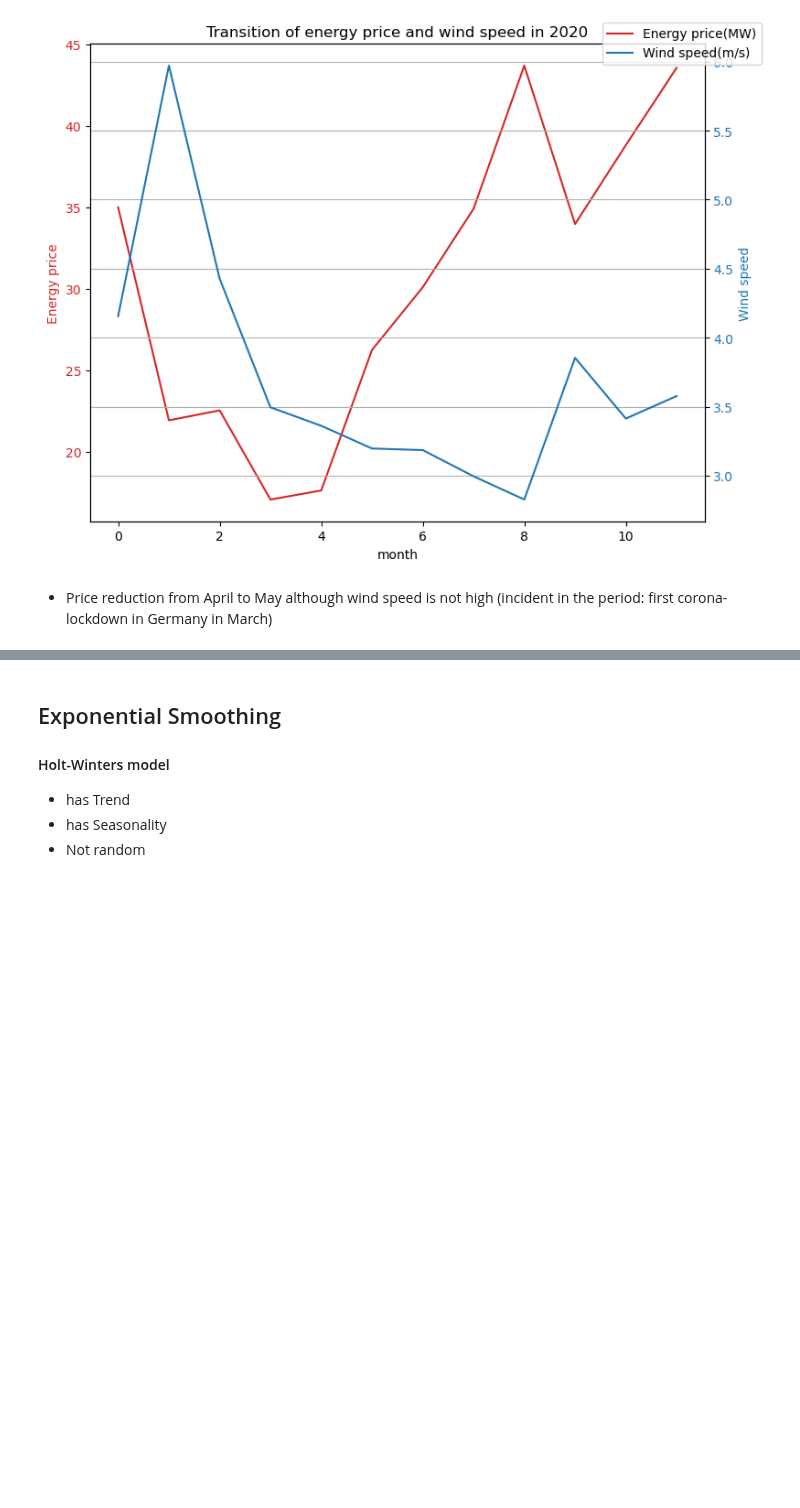
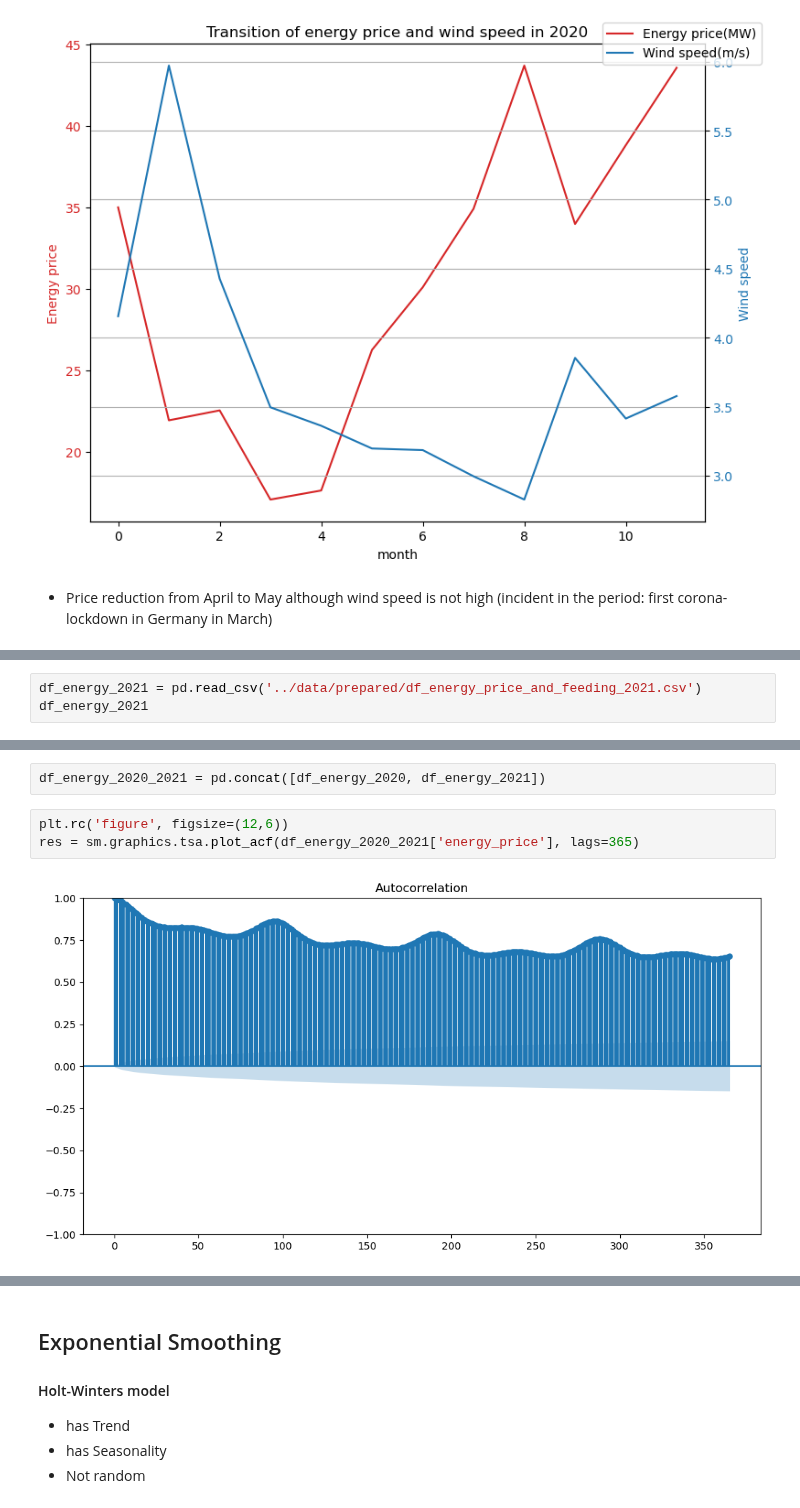
Before and after one commit to M-123-456/team-6-energy-costs, a Jupyter notebook: analyzation_price_feeding/2020.ipynb, the cells around one changed output, grey strips where cells are left out. Cells and saved outputs as stored; diff of their text form; blank space fills up the shorter version.

```diff
--- a/analyzation_price_feeding/2020.ipynb
+++ b/analyzation_price_feeding/2020.ipynb
@@ -298,0 +340,3 @@ plt.show()
+# %%
+df_energy_2021 = pd.read_csv('../data/prepared/df_energy_price_and_feeding_2021.csv')
+df_energy_2021
@@ -298,0 +357,7 @@ plt.show()
+# %%
+df_energy_2020_2021 = pd.concat([df_energy_2020, df_energy_2021])
+# %%
+plt.rc('figure', figsize=(12,6))
+res = sm.graphics.tsa.plot_acf(df_energy_2020_2021['energy_price'], lags=365)
+# %% [output]
+[figure, added]
```
Also changed, not shown: parts of 22 cells of this notebook, 4 other files.
